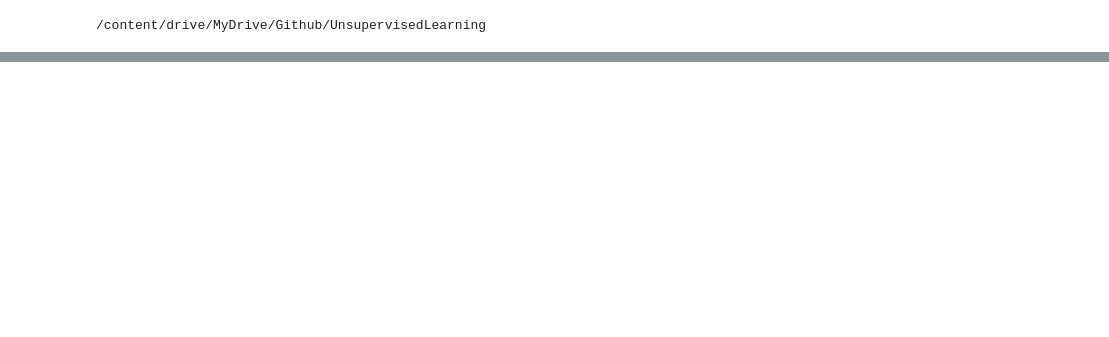
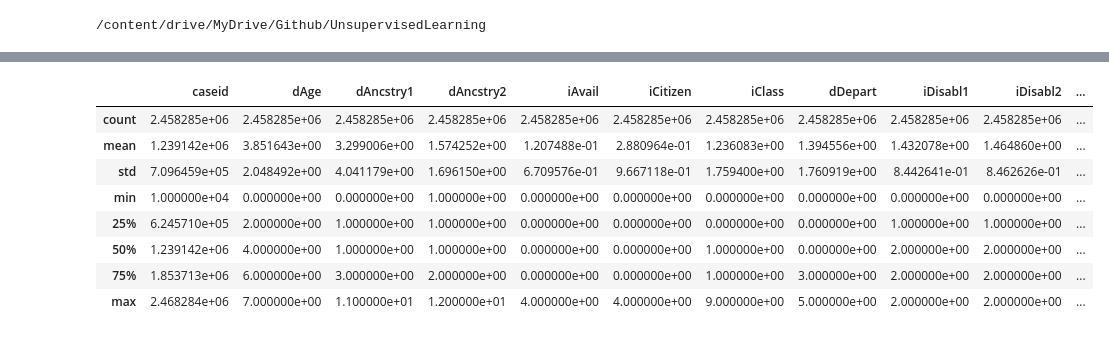
Before and after one commit to ItaiShalik/UnsupervisedLearning, a Jupyter notebook: UnsupervisedLearning nootbook.ipynb, the cells around one changed output, grey strips where cells are left out. Saved outputs shown, nothing was run; the diff lists cells and outputs as text; code cells hidden in the pictures; blank space fills up the shorter version.

```diff
--- a/UnsupervisedLearning nootbook.ipynb
+++ b/UnsupervisedLearning nootbook.ipynb
@@ -30,0 +143,12 @@ nothing to commit (create/copy files and use "git add" to track)
+# %%
+census.describe()
+# %% [output]
+|  | caseid | dAge | dAncstry1 | dAncstry2 | iAvail | iCitizen | iClass | dDepart | iDisabl1 | iDisabl2 | ... |
+| count | 2.458285e+06 | 2.458285e+06 | 2.458285e+06 | 2.458285e+06 | 2.458285e+06 | 2.458285e+06 | 2.458285e+06 | 2.458285e+06 | 2.458285e+06 | 2.458285e+06 | ... |
+| mean | 1.239142e+06 | 3.851643e+00 | 3.299006e+00 | 1.574252e+00 | 1.207488e-01 | 2.880964e-01 | 1.236083e+00 | 1.394556e+00 | 1.432078e+00 | 1.464860e+00 | ... |
+| std | 7.096459e+05 | 2.048492e+00 | 4.041179e+00 | 1.696150e+00 | 6.709576e-01 | 9.667118e-01 | 1.759400e+00 | 1.760919e+00 | 8.442641e-01 | 8.462626e-01 | ... |
+| min | 1.000000e+04 | 0.000000e+00 | 0.000000e+00 | 1.000000e+00 | 0.000000e+00 | 0.000000e+00 | 0.000000e+00 | 0.000000e+00 | 0.000000e+00 | 0.000000e+00 | ... |
+| 25% | 6.245710e+05 | 2.000000e+00 | 1.000000e+00 | 1.000000e+00 | 0.000000e+00 | 0.000000e+00 | 0.000000e+00 | 0.000000e+00 | 1.000000e+00 | 1.000000e+00 | ... |
+| 50% | 1.239142e+06 | 4.000000e+00 | 1.000000e+00 | 1.000000e+00 | 0.000000e+00 | 0.000000e+00 | 1.000000e+00 | 0.000000e+00 | 2.000000e+00 | 2.000000e+00 | ... |
+| 75% | 1.853713e+06 | 6.000000e+00 | 3.000000e+00 | 2.000000e+00 | 0.000000e+00 | 0.000000e+00 | 1.000000e+00 | 3.000000e+00 | 2.000000e+00 | 2.000000e+00 | ... |
+| max | 2.468284e+06 | 7.000000e+00 | 1.100000e+01 | 1.200000e+01 | 4.000000e+00 | 4.000000e+00 | 9.000000e+00 | 5.000000e+00 | 2.000000e+00 | 2.000000e+00 | ... |
```
Also changed, not shown: parts of 21 cells of this notebook.
